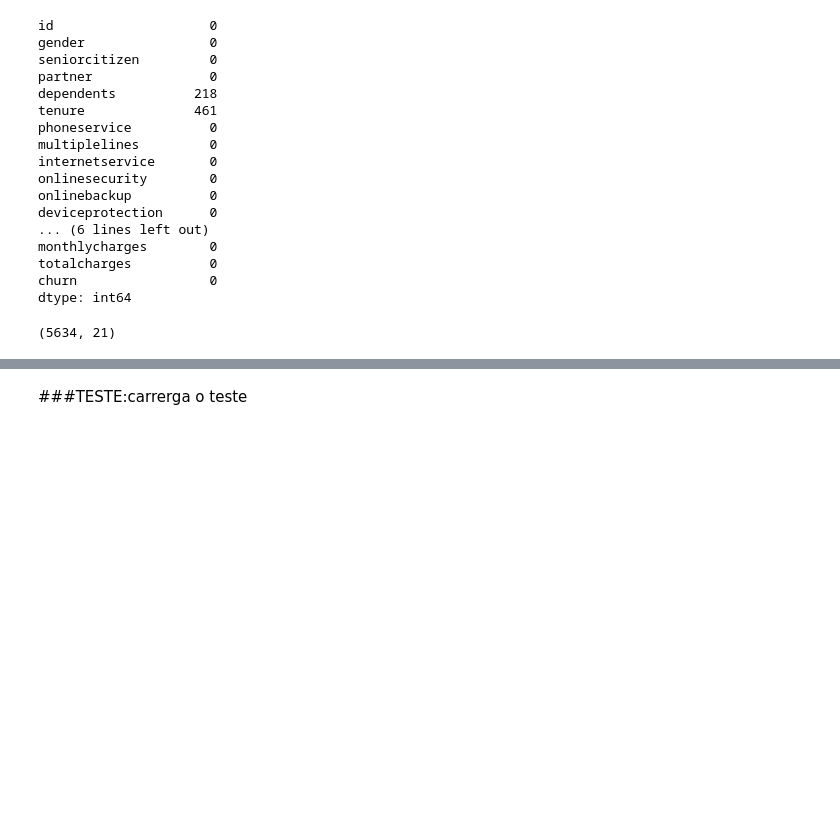
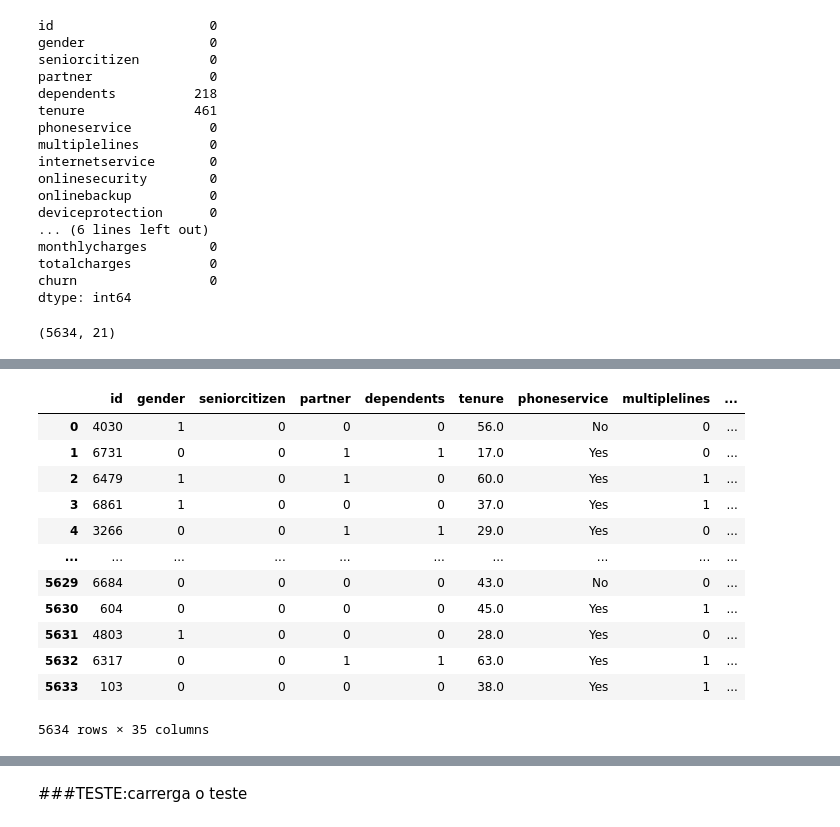
Before and after one commit to jjefferson2006/DSWP_JJ_altera, a Jupyter notebook: desafio_analise_5_ordenado.ipynb, the cells around one changed output, grey strips where cells are left out. Cells and saved outputs as stored; diff of their text form; code cells hidden in the pictures; blank space fills up the shorter version.

```diff
--- a/desafio_analise_5_ordenado.ipynb
+++ b/desafio_analise_5_ordenado.ipynb
@@ -291,0 +378,20 @@ df_churn_train.shape
+# %%
+df_churn_train.onlinesecurity.replace(['No internet service'], ['No'], inplace=True)
+df_churn_train.multiplelines.replace(['No phone service'], ['No'], inplace=True)
+df_churn_train.onlinebackup.replace(['No internet service'], ['No'], inplace=True)
+df_churn_train.deviceprotection.replace(['No internet service'], ['No'], inplace=True)
+df_churn_train.techsupport.replace(['No internet service'], ['No'], inplace=True)
+df_churn_train.streamingtv.replace(['No internet service'], ['No'], inplace=True)
+df_churn_train.streamingmovies.replace(['No internet service'], ['No'], inplace=True)
+# %%
+df_churn_train.gender.replace(['Female', 'Male'], [1, 0], inplace=True)
+df_churn_train.partner.replace(['Yes', 'No'], [1, 0], inplace=True)
+df_churn_train.dependents.replace(['Yes', 'No'], [1, 0], inplace=True)
+# %%
+df_churn_train.multiplelines.replace(['No', 'Yes'], [0,1], inplace=True)
+df_churn_train.onlinesecurity.replace(['No', 'Yes'], [0,1], inplace=True)
+df_churn_train.onlinebackup.replace(['No', 'Yes'], [0,1], inplace=True)
+df_churn_train.deviceprotection.replace(['No', 'Yes'], [0,1], inplace=True)
+df_churn_train.techsupport.replace(['No', 'Yes'], [0,1], inplace=True)
+df_churn_train.streamingtv.replace(['No', 'Yes'], [0,1], inplace=True)
+df_churn_train.streamingmovies.replace(['No', 'Yes'], [0,1], inplace=True)
@@ -291,0 +407,3 @@ df_churn_train.shape
+# %%
+dummy_tr=pd.get_dummies(df_churn_train[['phoneservice','internetservice','contract','paperlessbilling','paymentmethod']])
+dummy_tr
@@ -291,0 +424,17 @@ df_churn_train.shape
+# %%
+df_train_dumy=pd.concat([df_churn_train,dummy_tr],axis=1)
+df_train_dumy
+# %% [output]
+|  | id | gender | seniorcitizen | partner | dependents | tenure | phoneservice | multiplelines | ... |
+| 0 | 4030 | 1 | 0 | 0 | 0 | 56.0 | No | 0 | ... |
+| 1 | 6731 | 0 | 0 | 1 | 1 | 17.0 | Yes | 0 | ... |
+| 2 | 6479 | 1 | 0 | 1 | 0 | 60.0 | Yes | 1 | ... |
+| 3 | 6861 | 1 | 0 | 0 | 0 | 37.0 | Yes | 1 | ... |
+| 4 | 3266 | 0 | 0 | 1 | 1 | 29.0 | Yes | 0 | ... |
+| ... | ... | ... | ... | ... | ... | ... | ... | ... | ... |
+| 5629 | 6684 | 0 | 0 | 0 | 0 | 43.0 | No | 0 | ... |
+| 5630 | 604 | 0 | 0 | 0 | 0 | 45.0 | Yes | 1 | ... |
+| 5631 | 4803 | 1 | 0 | 0 | 0 | 28.0 | Yes | 0 | ... |
+| 5632 | 6317 | 0 | 0 | 1 | 1 | 63.0 | Yes | 1 | ... |
+| 5633 | 103 | 0 | 0 | 0 | 0 | 38.0 | Yes | 1 | ... |
+5634 rows × 35 columns
```
Also changed, not shown: parts of 30 cells of this notebook.
